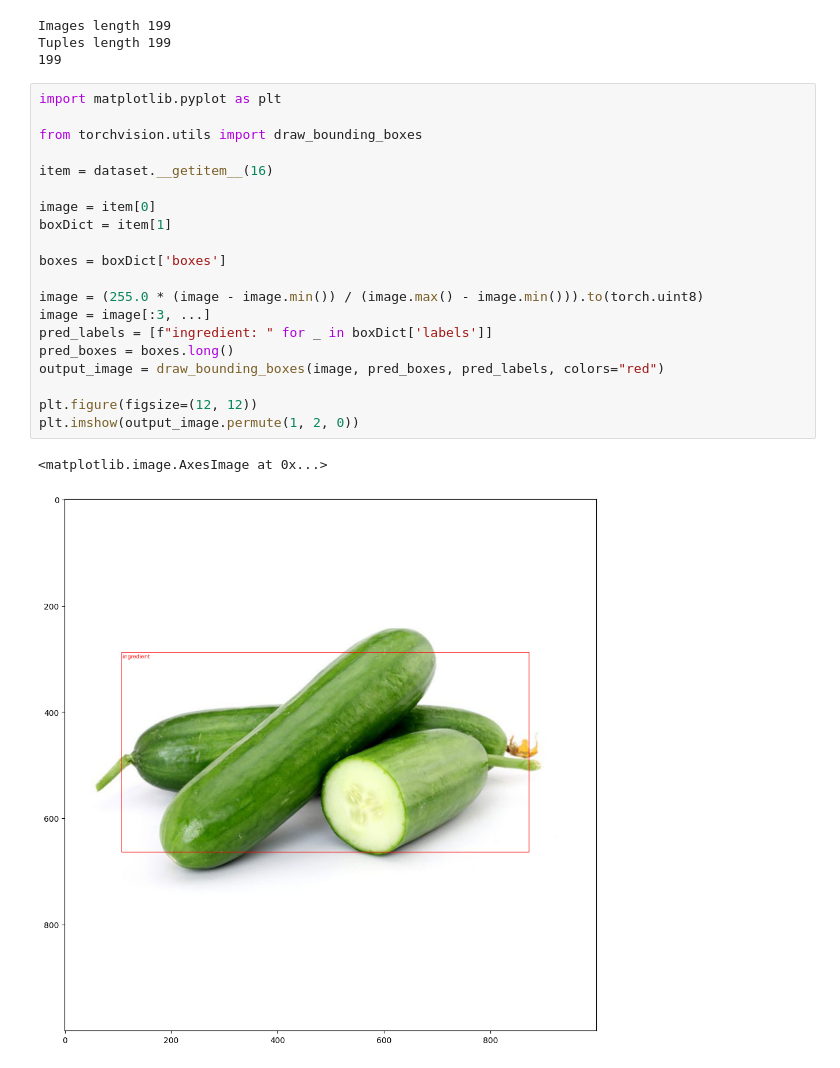
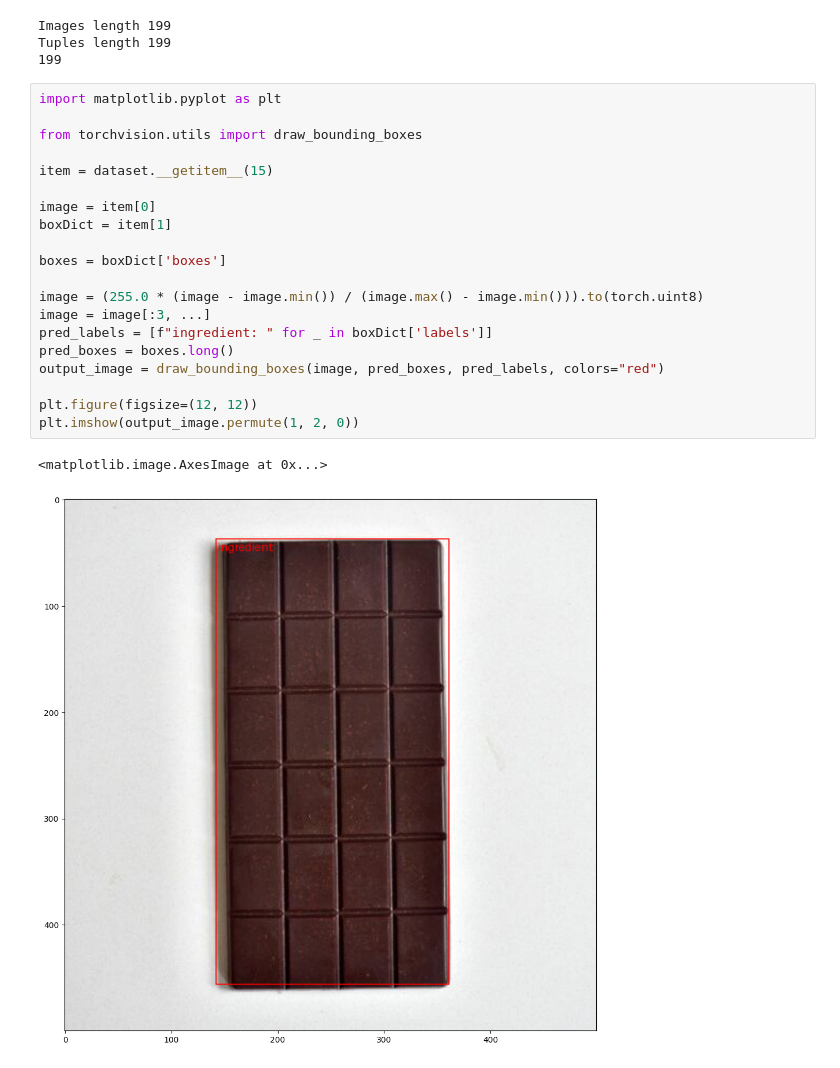
Before and after one commit to robi503/ingredient_classification, a Jupyter notebook: ingredient_identification/ingredient_identifier_model.ipynb, the cells around one changed output. Drawn from its saved outputs; the diff is of its cells as text.

```diff
--- a/ingredient_identification/ingredient_identifier_model.ipynb
+++ b/ingredient_identification/ingredient_identifier_model.ipynb
@@ -256,23 +238,23 @@ Tuples length 199
 # %%
 import matplotlib.pyplot as plt
 
 from torchvision.utils import draw_bounding_boxes
 
-item = dataset.__getitem__(16)
+item = dataset.__getitem__(15)
 
 image = item[0]
 boxDict = item[1]
 
 boxes = boxDict['boxes']
 
 image = (255.0 * (image - image.min()) / (image.max() - image.min())).to(torch.uint8)
 image = image[:3, ...]
 pred_labels = [f"ingredient: " for _ in boxDict['labels']]
 pred_boxes = boxes.long()
 output_image = draw_bounding_boxes(image, pred_boxes, pred_labels, colors="red")
 
 plt.figure(figsize=(12, 12))
 plt.imshow(output_image.permute(1, 2, 0))
 # %% [output]
 <matplotlib.image.AxesImage at 0x...>
-[figure, old version]
+[figure, new version]
```
Also changed, not shown: parts of 3 cells of this notebook, 5 other files.
